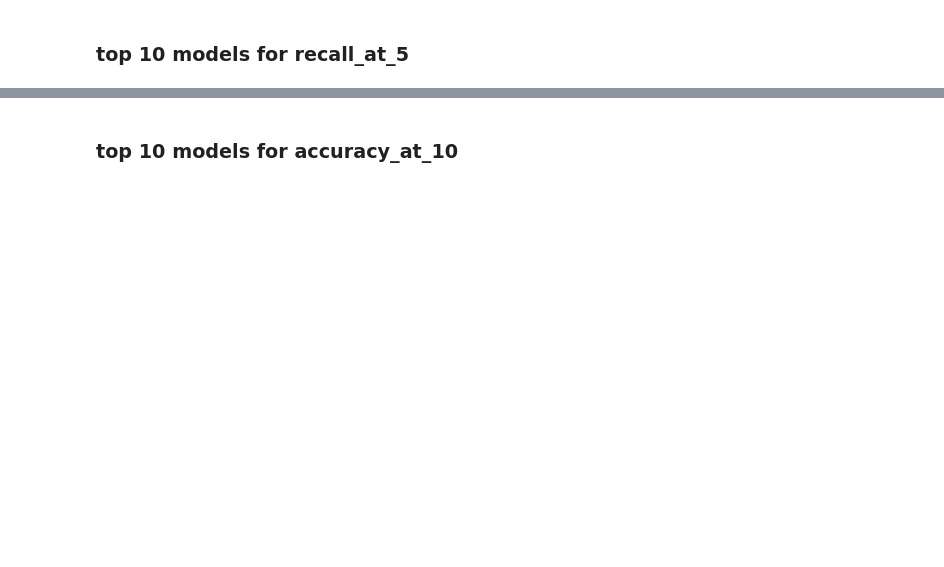
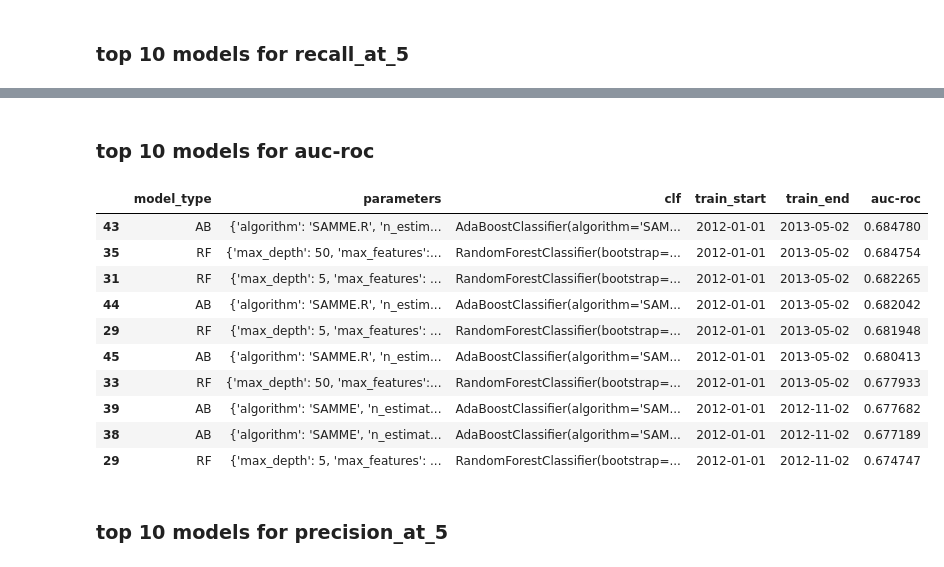
Before and after one commit to pengwei715/Machine-Learning-Projects, a Jupyter notebook: hw5_2/results_analysis.ipynb, the cells around one changed output, grey strips where cells are left out. Drawn from its saved outputs; the diff is of its cells as text; code cells hidden in the pictures; blank space fills up the shorter version.

```diff
--- a/hw5_2/results_analysis.ipynb
+++ b/hw5_2/results_analysis.ipynb
@@ -124,2 +163,28 @@ res_dic['recall_at_5']
+# %%
+lst = ['auc-roc','accuracy_at_1', 'accuracy_at_2', 'accuracy_at_5',
+       'accuracy_at_10', 'accuracy_at_20', 'accuracy_at_30', 'accuracy_at_50',
+       'precision_at_1', 'precision_at_2', 'precision_at_5', 'precision_at_10',
+       'precision_at_20', 'precision_at_30', 'precision_at_50', 'recall_at_1',
+       'recall_at_2', 'recall_at_5', 'recall_at_10', 'recall_at_20',
+       'recall_at_30', 'recall_at_50']
+res_dic = {}
+for item in lst:
+    res_dic[item] = res_df.sort_values(by = item,ascending = False).head(10)[['model_type','parameters','clf','train_start','train_end',item]]
+# %% [markdown]
+### top 10 models for auc-roc
+# %%
+res_dic['auc-roc']
+# %% [output]
+|  | model_type | parameters | clf | train_start | train_end | auc-roc |
+| 43 | AB | {'algorithm': 'SAMME.R', 'n_estim... | AdaBoostClassifier(algorithm='SAM... | 2012-01-01 | 2013-05-02 | 0.684780 |
+| 35 | RF | {'max_depth': 50, 'max_features':... | RandomForestClassifier(bootstrap=... | 2012-01-01 | 2013-05-02 | 0.684754 |
+| 31 | RF | {'max_depth': 5, 'max_features': ... | RandomForestClassifier(bootstrap=... | 2012-01-01 | 2013-05-02 | 0.682265 |
+| 44 | AB | {'algorithm': 'SAMME.R', 'n_estim... | AdaBoostClassifier(algorithm='SAM... | 2012-01-01 | 2013-05-02 | 0.682042 |
+| 29 | RF | {'max_depth': 5, 'max_features': ... | RandomForestClassifier(bootstrap=... | 2012-01-01 | 2013-05-02 | 0.681948 |
+| 45 | AB | {'algorithm': 'SAMME.R', 'n_estim... | AdaBoostClassifier(algorithm='SAM... | 2012-01-01 | 2013-05-02 | 0.680413 |
+| 33 | RF | {'max_depth': 50, 'max_features':... | RandomForestClassifier(bootstrap=... | 2012-01-01 | 2013-05-02 | 0.677933 |
+| 39 | AB | {'algorithm': 'SAMME', 'n_estimat... | AdaBoostClassifier(algorithm='SAM... | 2012-01-01 | 2012-11-02 | 0.677682 |
+| 38 | AB | {'algorithm': 'SAMME', 'n_estimat... | AdaBoostClassifier(algorithm='SAM... | 2012-01-01 | 2012-11-02 | 0.677189 |
+| 29 | RF | {'max_depth': 5, 'max_features': ... | RandomForestClassifier(bootstrap=... | 2012-01-01 | 2012-11-02 | 0.674747 |
 # %% [markdown]
-### top 10 models for accuracy_at_10
+### top 10 models for precision_at_5
```
Also changed, not shown: parts of 25 cells of this notebook.
